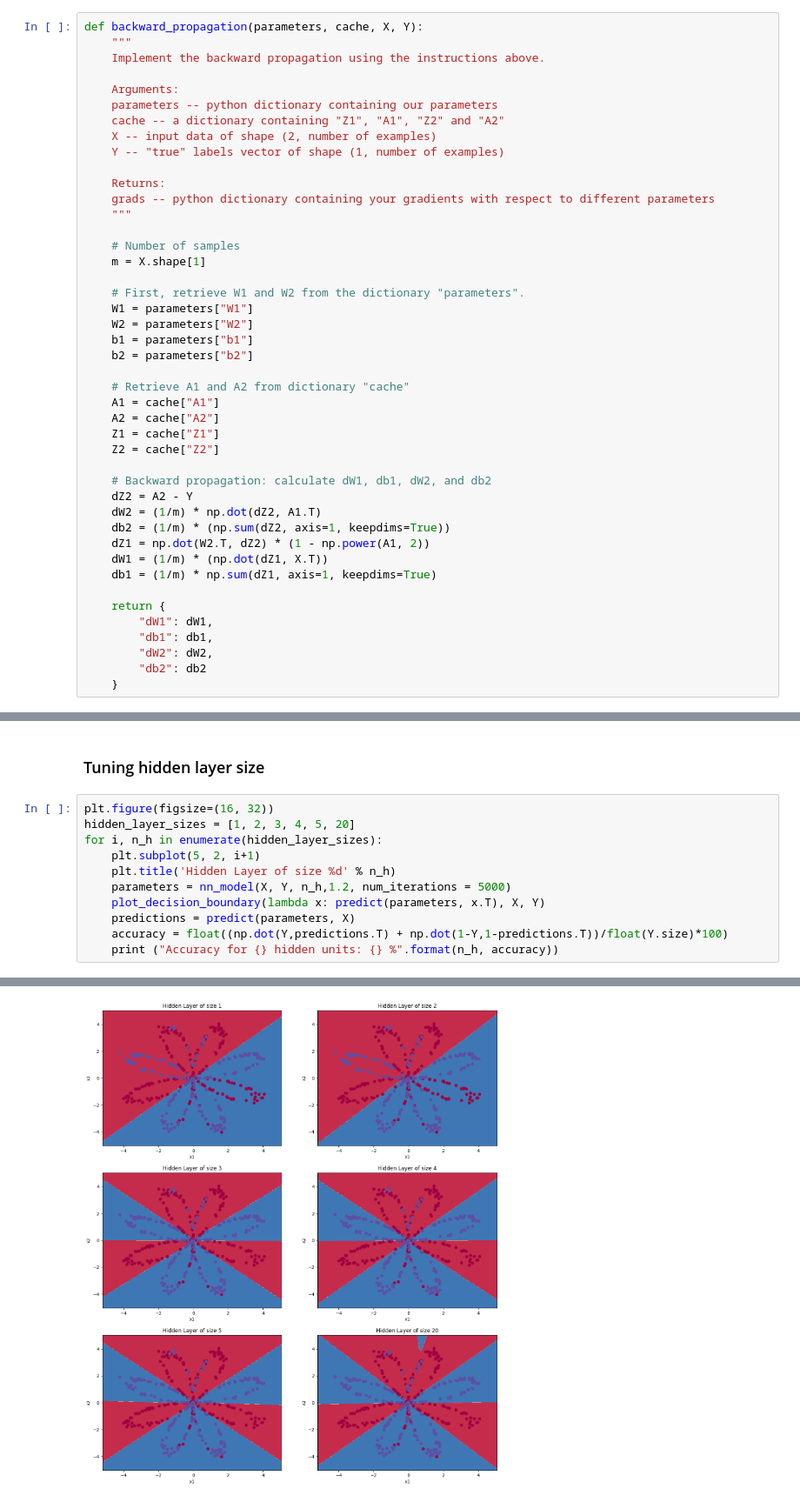
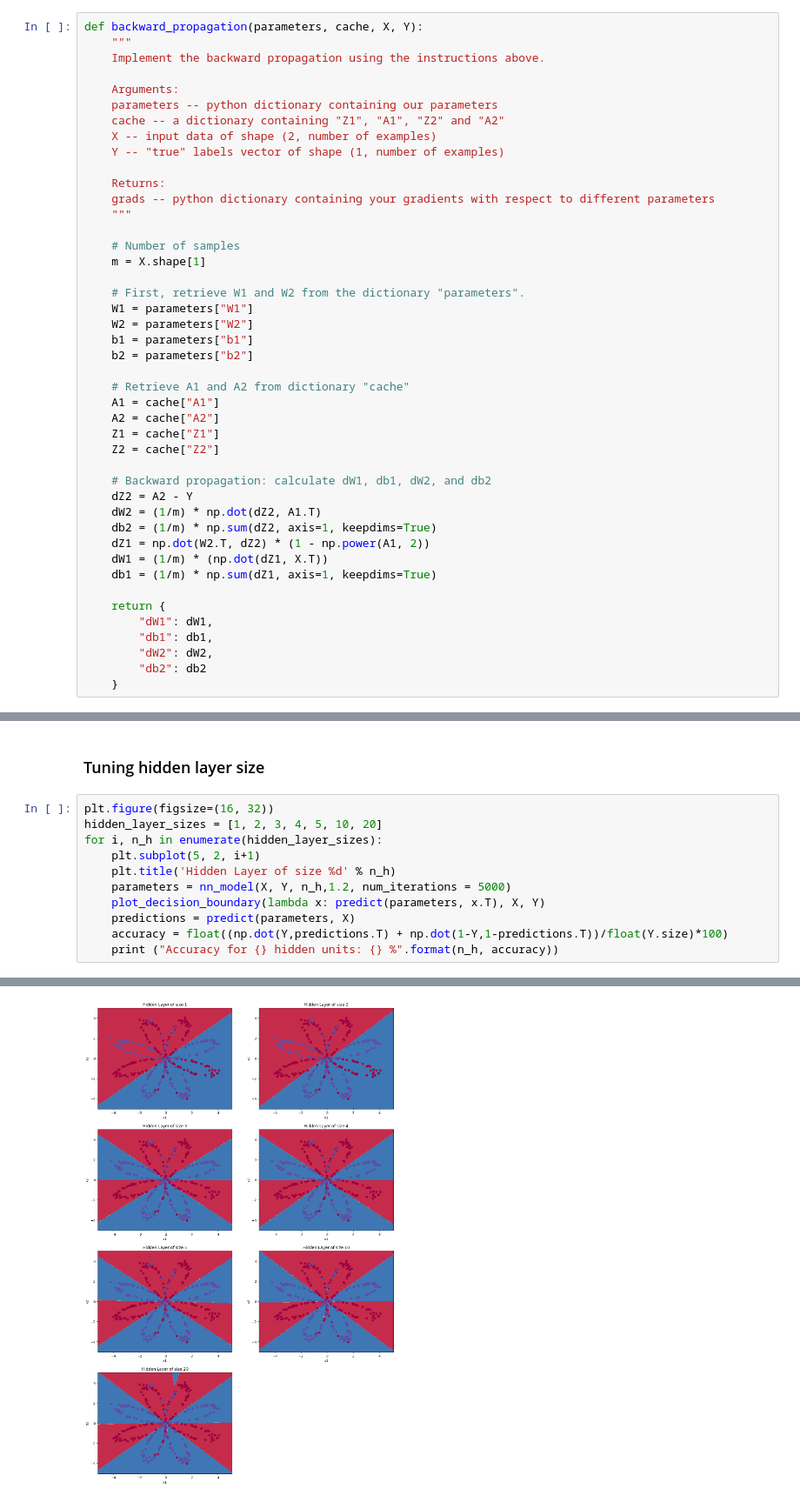
Before and after one commit to zhx281/machine-learning, a Jupyter notebook: deep_learning/02-Classification_With_One_Hidden_Layer.ipynb, the cells around one changed output, grey strips where cells are left out. Shown at 87% size. Drawn from its saved outputs; the diff is of its cells as text.

```diff
--- a/deep_learning/02-Classification_With_One_Hidden_Layer.ipynb
+++ b/deep_learning/02-Classification_With_One_Hidden_Layer.ipynb
@@ -322,7 +320,7 @@ def backward_propagation(parameters, cache, X, Y):
     # Backward propagation: calculate dW1, db1, dW2, and db2
     dZ2 = A2 - Y
     dW2 = (1/m) * np.dot(dZ2, A1.T)
-    db2 = (1/m) * (np.sum(dZ2, axis=1, keepdims=True))
+    db2 = (1/m) * np.sum(dZ2, axis=1, keepdims=True)
     dZ1 = np.dot(W2.T, dZ2) * (1 - np.power(A1, 2))
     dW1 = (1/m) * (np.dot(dZ1, X.T))
     db1 = (1/m) * np.sum(dZ1, axis=1, keepdims=True)
@@ -605,7 +605,7 @@ PASSED! With an accuracy: 90.75%
 ### Tuning hidden layer size
 # %%
 plt.figure(figsize=(16, 32))
-hidden_layer_sizes = [1, 2, 3, 4, 5, 20]
+hidden_layer_sizes = [1, 2, 3, 4, 5, 10, 20]
 for i, n_h in enumerate(hidden_layer_sizes):
     plt.subplot(5, 2, i+1)
     plt.title('Hidden Layer of size %d' % n_h)
@@ -623,2 +624,2 @@ Accuracy for 5 hidden units: 91.25 %
 Accuracy for 20 hidden units: 90.5 %
-[figure, old version]
+[figure, new version]
```
Also changed, not shown: parts of 6 cells of this notebook.
